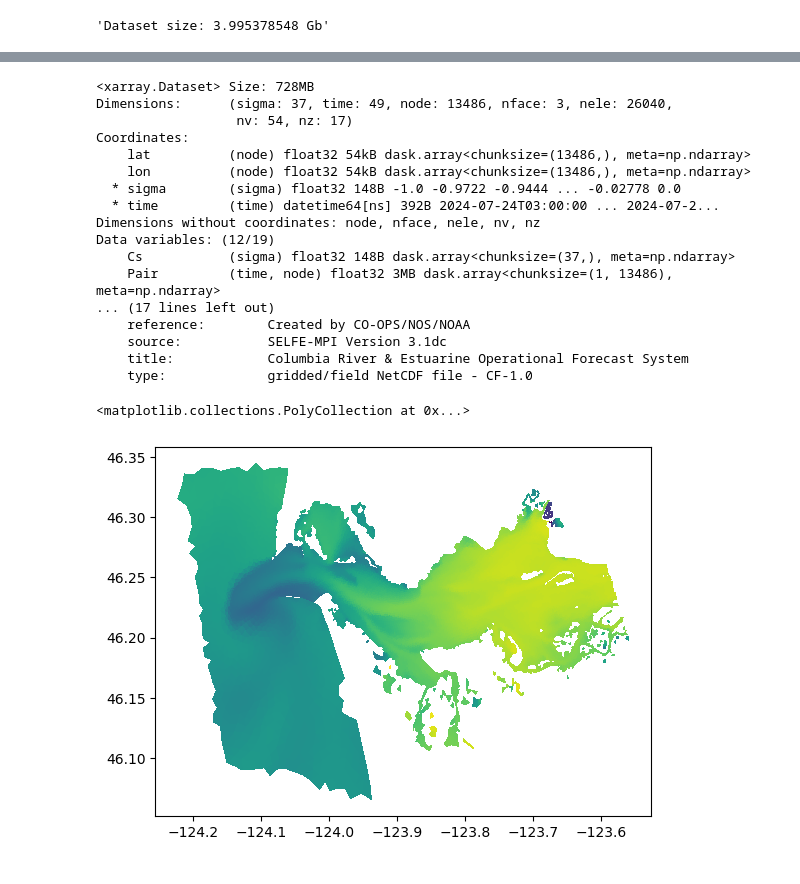
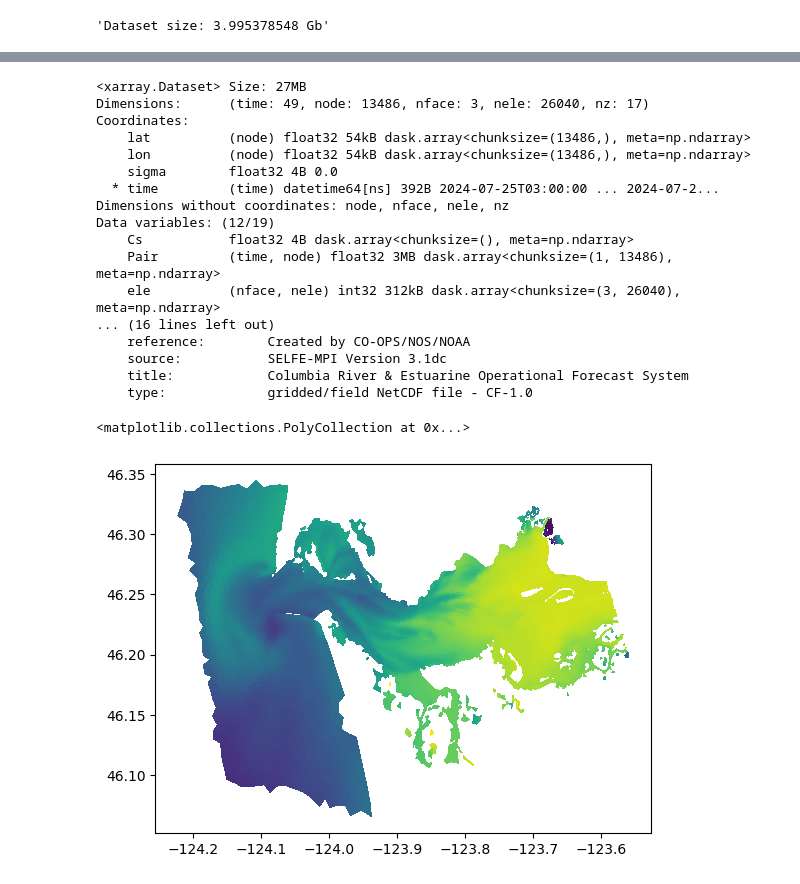
Before and after one commit to asascience-open/xarray-subset-grid, a Jupyter notebook: examples/selfe.ipynb, the cells around one changed output, grey strips where cells are left out. Cells and saved outputs as stored; diff of their text form; code cells hidden in the pictures.

```diff
--- a/examples/selfe.ipynb
+++ b/examples/selfe.ipynb
@@ -76,0 +85,3 @@ f"Dataset size: {ds.nbytes * 1.0e-9} Gb"
+# %%
+ds_surface = ds.xsg.subset_surface_level(method='nearest')
+ds_surface
@@ -93,23 +122,23 @@ polygon = np.array(
     ]
 )
 
-ds_surface_subset = ds.xsg.subset_polygon(polygon)
+ds_surface_subset = ds_surface.xsg.subset_polygon(polygon)
 assert(ds_surface_subset is not None)
 ds_surface_subset
 # %% [output]
-<xarray.Dataset> Size: 728MB
-Dimensions:      (sigma: 37, time: 49, node: 13486, nface: 3, nele: 26040,
-                  nv: 54, nz: 17)
+<xarray.Dataset> Size: 27MB
+Dimensions:      (time: 49, node: 13486, nface: 3, nele: 26040, nz: 17)
 Coordinates:
     lat          (node) float32 54kB dask.array<chunksize=(13486,), meta=np.ndarray>
     lon          (node) float32 54kB dask.array<chunksize=(13486,), meta=np.ndarray>
-  * sigma        (sigma) float32 148B -1.0 -0.9722 -0.9444 ... -0.02778 0.0
-  * time         (time) datetime64[ns] 392B 2024-07-24T03:00:00 ... 2024-07-2...
-Dimensions without coordinates: node, nface, nele, nv, nz
+    sigma        float32 4B 0.0
+  * time         (time) datetime64[ns] 392B 2024-07-25T03:00:00 ... 2024-07-2...
+Dimensions without coordinates: node, nface, nele, nz
 Data variables: (12/19)
-    Cs           (sigma) float32 148B dask.array<chunksize=(37,), meta=np.ndarray>
+    Cs           float32 4B dask.array<chunksize=(), meta=np.ndarray>
     Pair         (time, node) float32 3MB dask.array<chunksize=(1, 13486), meta=np.ndarray>
-... (17 lines left out)
+    ele          (nface, nele) int32 312kB dask.array<chunksize=(3, 26040), meta=np.ndarray>
+... (16 lines left out)
     reference:        Created by CO-OPS/NOS/NOAA
     source:           SELFE-MPI Version 3.1dc
     title:            Columbia River & Estuarine Operational Forecast System
@@ -117,17 +146,17 @@ Data variables: (12/19)
 # %%
 import matplotlib.pyplot as plt
 import matplotlib.tri as tri
 
-salinity = ds_surface_subset.temp.isel(time=0, nv=-1)
+salinity = ds_surface_subset.temp.isel(time=0)
 tris = tri.Triangulation(
     salinity.cf["longitude"],
     salinity.cf["latitude"],
     triangles=ds_surface_subset[ds_surface_subset.mesh.face_node_connectivity].T - 1,
 )
 plt.tripcolor(tris, salinity, shading="flat")
 # %% [output]
 <matplotlib.collections.PolyCollection at 0x...>
-[figure, old version]
+[figure, new version]
 # %%
 f"Subset dataset size: {ds_surface_subset.nbytes * 1.0e-6} Mb"
 # %% [output]
```
Also changed, not shown: parts of 7 cells of this notebook, 9 other files.
